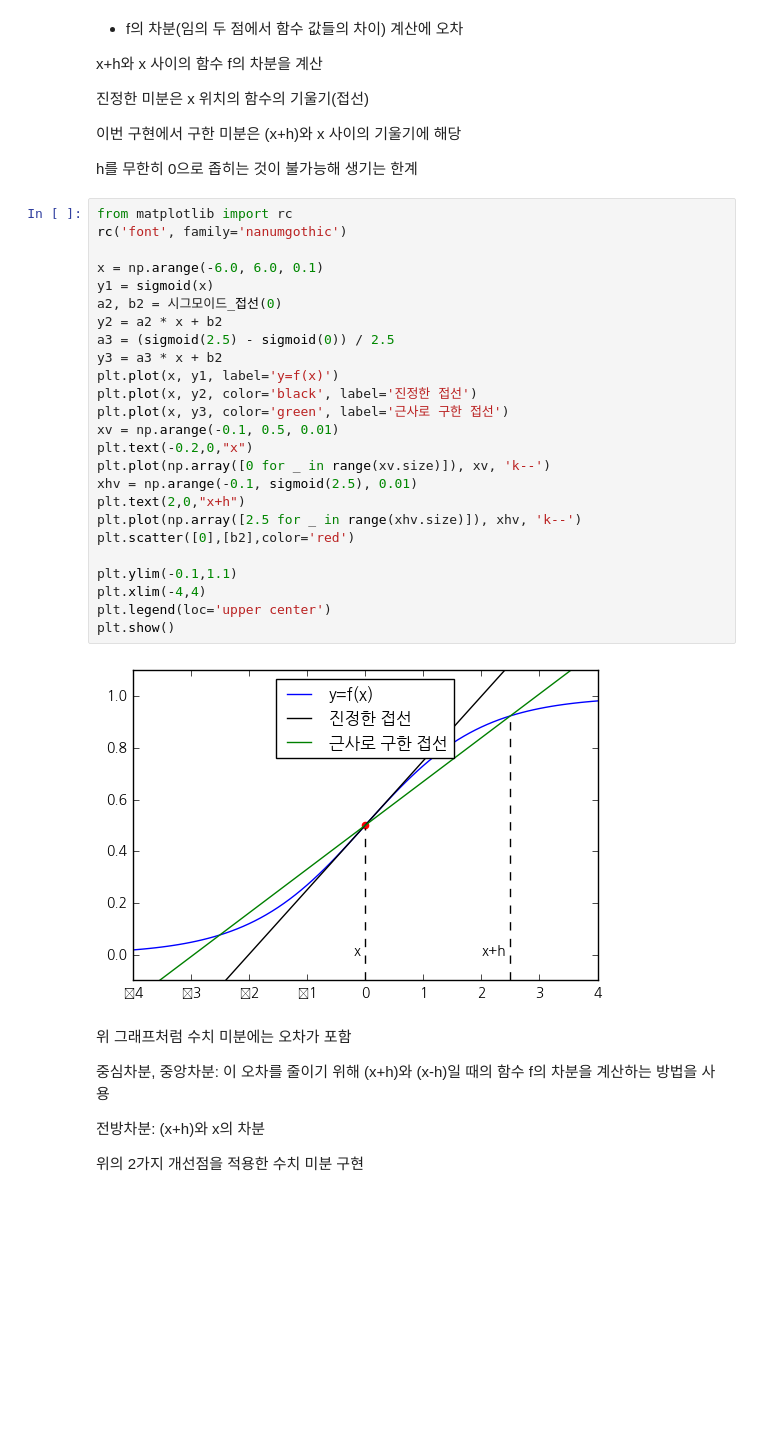
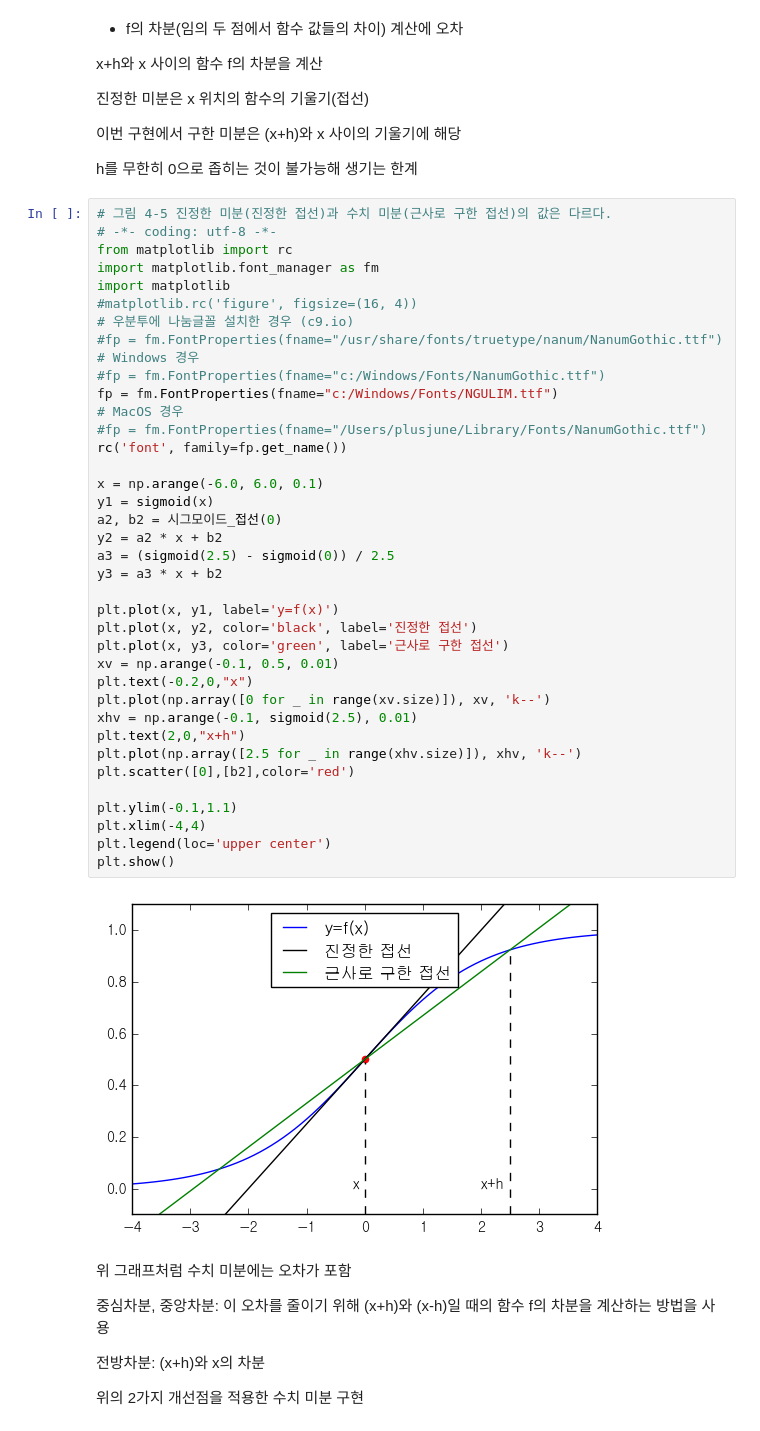
Before and after one commit to SDRLurker/deep-learning, a Jupyter notebook: 4장.ipynb, the cells around one changed output. Saved outputs shown, nothing was run; the diff lists cells and outputs as text; blank space fills up the shorter version.

```diff
--- a/4장.ipynb
+++ b/4장.ipynb
@@ -383,32 +389,45 @@ x+h와 x 사이의 함수 f의 차분을 계산
 
 h를 무한히 0으로 좁히는 것이 불가능해 생기는 한계
 # %%
+# 그림 4-5 진정한 미분(진정한 접선)과 수치 미분(근사로 구한 접선)의 값은 다르다.
+# -*- coding: utf-8 -*-
 from matplotlib import rc
-rc('font', family='nanumgothic')
+import matplotlib.font_manager as fm
+import matplotlib
+#matplotlib.rc('figure', figsize=(16, 4))
+# 우분투에 나눔글꼴 설치한 경우 (c9.io)
+#fp = fm.FontProperties(fname="/usr/share/fonts/truetype/nanum/NanumGothic.ttf")
+# Windows 경우
+#fp = fm.FontProperties(fname="c:/Windows/Fonts/NanumGothic.ttf")
+fp = fm.FontProperties(fname="c:/Windows/Fonts/NGULIM.ttf")
+# MacOS 경우
+#fp = fm.FontProperties(fname="/Users/plusjune/Library/Fonts/NanumGothic.ttf")
+rc('font', family=fp.get_name())
 
 x = np.arange(-6.0, 6.0, 0.1)
 y1 = sigmoid(x)
 a2, b2 = 시그모이드_접선(0)
 y2 = a2 * x + b2
 a3 = (sigmoid(2.5) - sigmoid(0)) / 2.5
 y3 = a3 * x + b2
+
 plt.plot(x, y1, label='y=f(x)')
 plt.plot(x, y2, color='black', label='진정한 접선')
 plt.plot(x, y3, color='green', label='근사로 구한 접선')
 xv = np.arange(-0.1, 0.5, 0.01)
 plt.text(-0.2,0,"x")
 plt.plot(np.array([0 for _ in range(xv.size)]), xv, 'k--')
 xhv = np.arange(-0.1, sigmoid(2.5), 0.01)
 plt.text(2,0,"x+h")
 plt.plot(np.array([2.5 for _ in range(xhv.size)]), xhv, 'k--')
 plt.scatter([0],[b2],color='red')
 
 plt.ylim(-0.1,1.1)
 plt.xlim(-4,4)
 plt.legend(loc='upper center')
 plt.show()
 # %% [output]
-[figure, old version]
+[figure, new version]
 # %% [markdown]
 위 그래프처럼 수치 미분에는 오차가 포함
 
```
Also changed, not shown: parts of 21 cells of this notebook, 1 other file.
